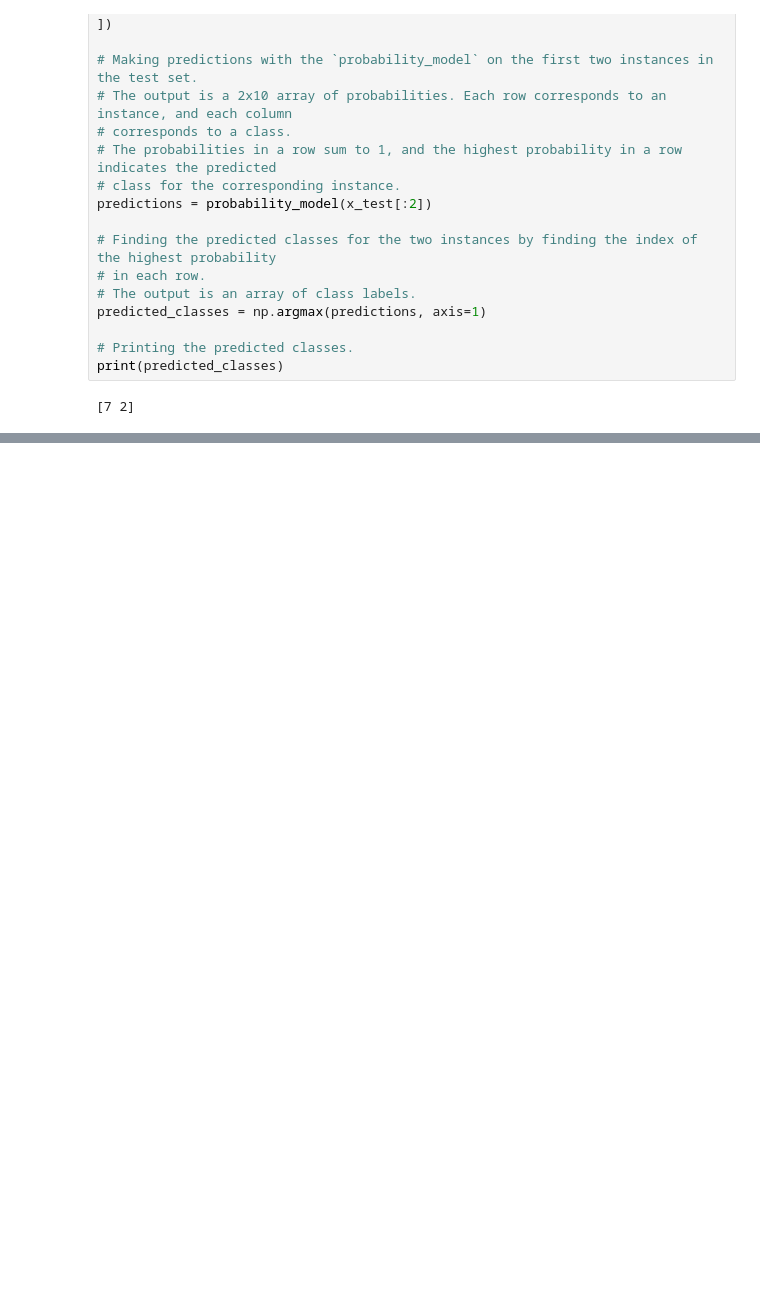
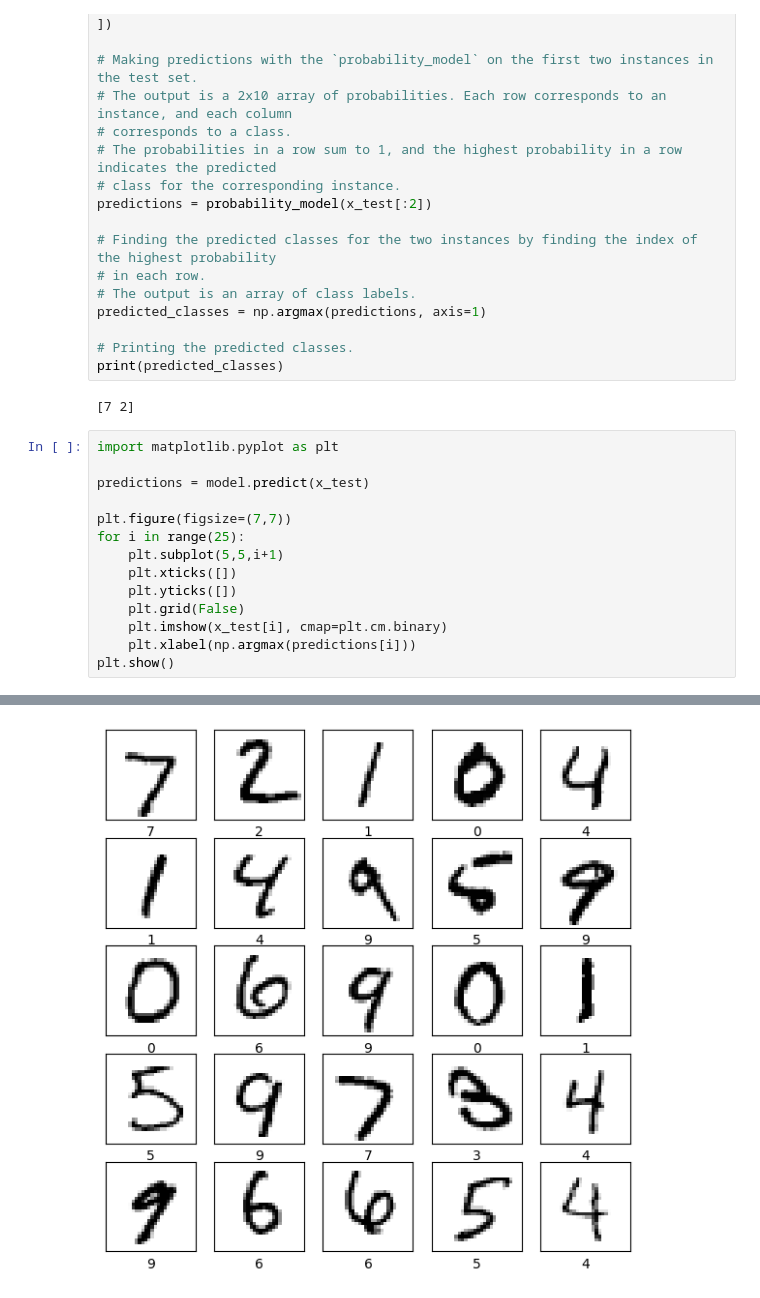
Before and after one commit to MAz-Codes/ML_Handwriting_detection, a Jupyter notebook: HWr_Recog.ipynb, the cells around one changed output, grey strips where cells are left out. Drawn from its saved outputs; the diff is of its cells as text; blank space fills up the shorter version.

Commit message:
adding visualisation to the predictions

```diff
--- a/HWr_Recog.ipynb
+++ b/HWr_Recog.ipynb
@@ -159,3 +159,18 @@ predicted_classes = np.argmax(predictions, axis=1)
 print(predicted_classes)
 # %% [output]
 [7 2]
+# %%
+import matplotlib.pyplot as plt
+
+predictions = model.predict(x_test)
+
+plt.figure(figsize=(7,7))
+for i in range(25):
+    plt.subplot(5,5,i+1)
+    plt.xticks([])
+    plt.yticks([])
+    plt.grid(False)
+    plt.imshow(x_test[i], cmap=plt.cm.binary)
+    plt.xlabel(np.argmax(predictions[i]))
+plt.show()
+# %% [output]
@@ -161,0 +178 @@ print(predicted_classes)
+[figure, added]
```
Also changed, not shown: parts of 1 cell of this notebook.
